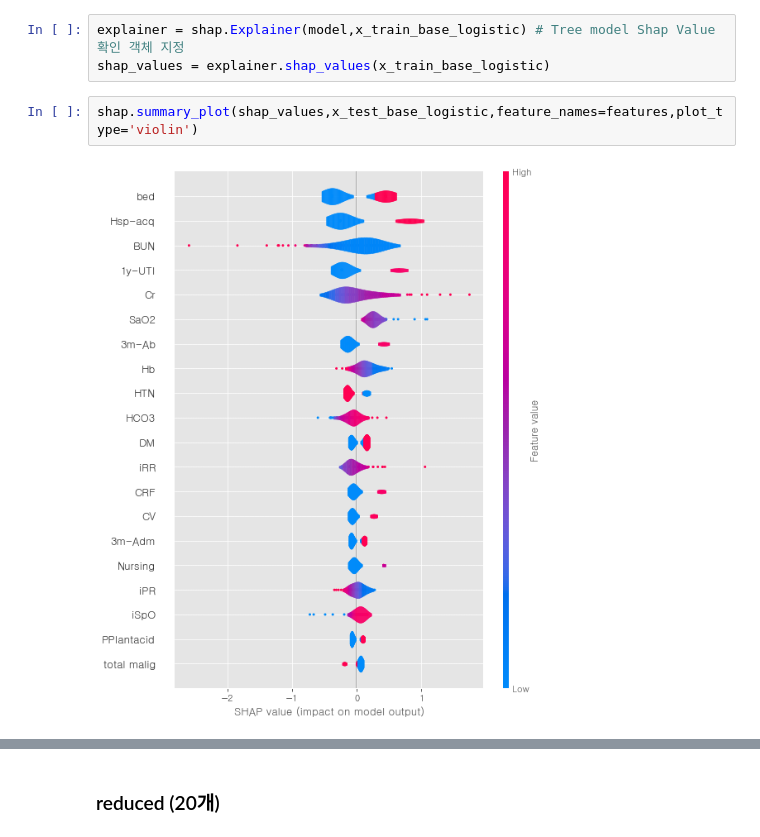
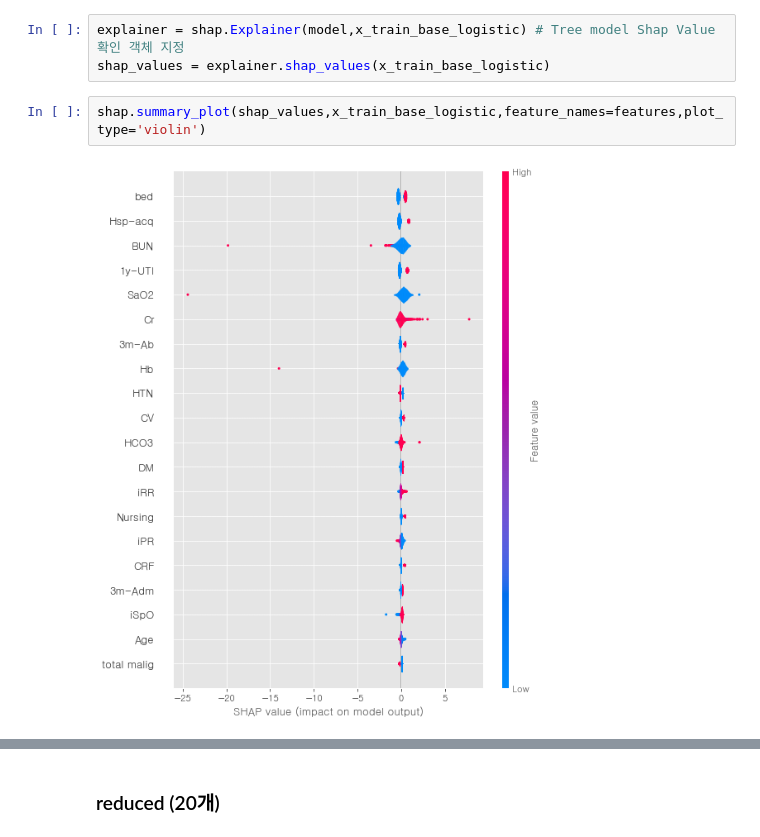
Before and after one commit to bub3690/22-1_multivariate, a Jupyter notebook: final_project/Classification-rftree-pre.ipynb, the cells around one changed output, grey strips where cells are left out. Drawn from its saved outputs; the diff is of its cells as text.

Commit message:
Update Shap values

```diff
--- a/final_project/Classification-rftree-pre.ipynb
+++ b/final_project/Classification-rftree-pre.ipynb
@@ -903,9 +903,9 @@ features=x_train_base_logistic.columns.tolist()
 explainer = shap.Explainer(model,x_train_base_logistic) # Tree model Shap Value 확인 객체 지정
 shap_values = explainer.shap_values(x_train_base_logistic)
 # %%
-shap.summary_plot(shap_values,x_test_base_logistic,feature_names=features,plot_type='violin')
+shap.summary_plot(shap_values,x_train_base_logistic,feature_names=features,plot_type='violin')
 # %% [output]
-[figure, old version]
+[figure, new version]
 # %%
 shap.summary_plot(shap_values, x_train_base_logistic, plot_type='bar',max_display=20)
 # %% [output]
```
Also changed, not shown: parts of 20 cells of this notebook, 4 other files.
